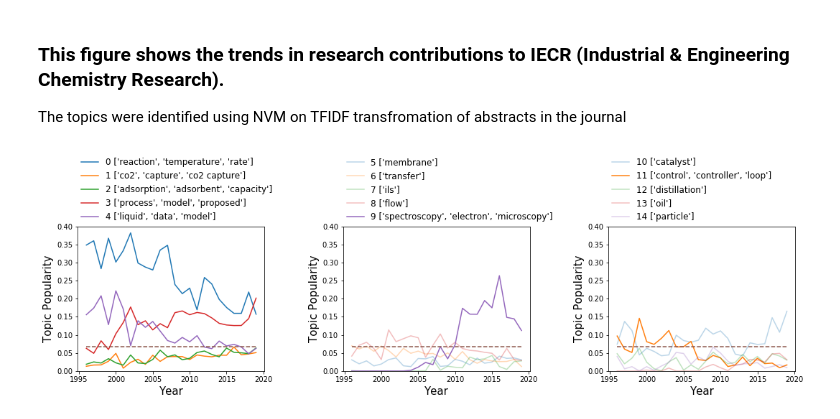
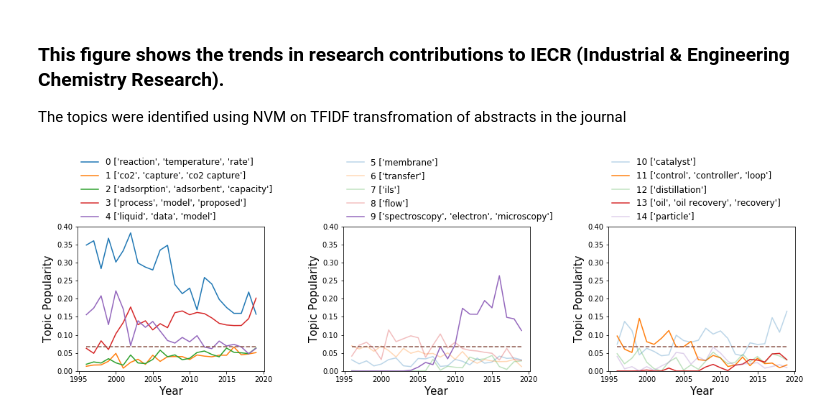
Before and after one commit to trisha-sen/Journal-Abstract-Analysis, a Jupyter notebook: plot1_timeVariation.ipynb, the cells around one changed output. Drawn from its saved outputs; the diff is of its cells as text; code cells hidden in the pictures.

```diff
--- a/plot1_timeVariation.ipynb
+++ b/plot1_timeVariation.ipynb
@@ -4,30 +4,30 @@ The topics were identified using NVM on TFIDF transfromation of abstracts in the
 # %%
 import pandas as pd
 import numpy as np
 import matplotlib.pyplot as plt
 
 dSup = pd.read_pickle("dSup.pkl")
 P = np.load('PFile.npy')
 avgP = np.ones([(2020-1996),1])*np.mean(P)
 
 Years = range(1996,2020)
 # order = [0,3,4,9,11,1,2,5,6,7,8,10,12,13,14]
 fig, ax = plt.subplots(1,3,figsize=(15,5),tight_layout = True)
 start = 0
 for s in range(3):
     end = start + 5
     for i in range(start,end):
-        if i==0 or i==1 or i==2 or i==3 or i==4 or i==9 or i==11:
+        if i==0 or i==1 or i==2 or i==3 or i==4 or i==9 or i==11 or i==13:
             ax[s].plot(Years,P[:,i],'-',label=str(i)+' '+str(dSup.topWords[i][:3]))
         else:
             ax[s].plot(Years,P[:,i],'-',label=str(i)+' '+str(dSup.topWords[i][:1]),alpha = 0.3)
     ax[s].plot(Years,avgP,'--')
     ax[s].set_xlabel('Year', fontsize=15)
     ax[s].set_ylabel('Topic Popularity', fontsize=15)
     ax[s].set_ylim([0, 0.4])
     ax[s].legend(loc='lower left', bbox_to_anchor= (0.0, 1.01), ncol=1,
             borderaxespad=0, frameon=False, fontsize=12)
     start = end
 plt.show()
 # %% [output]
-[figure, old version]
+[figure, new version]
```
